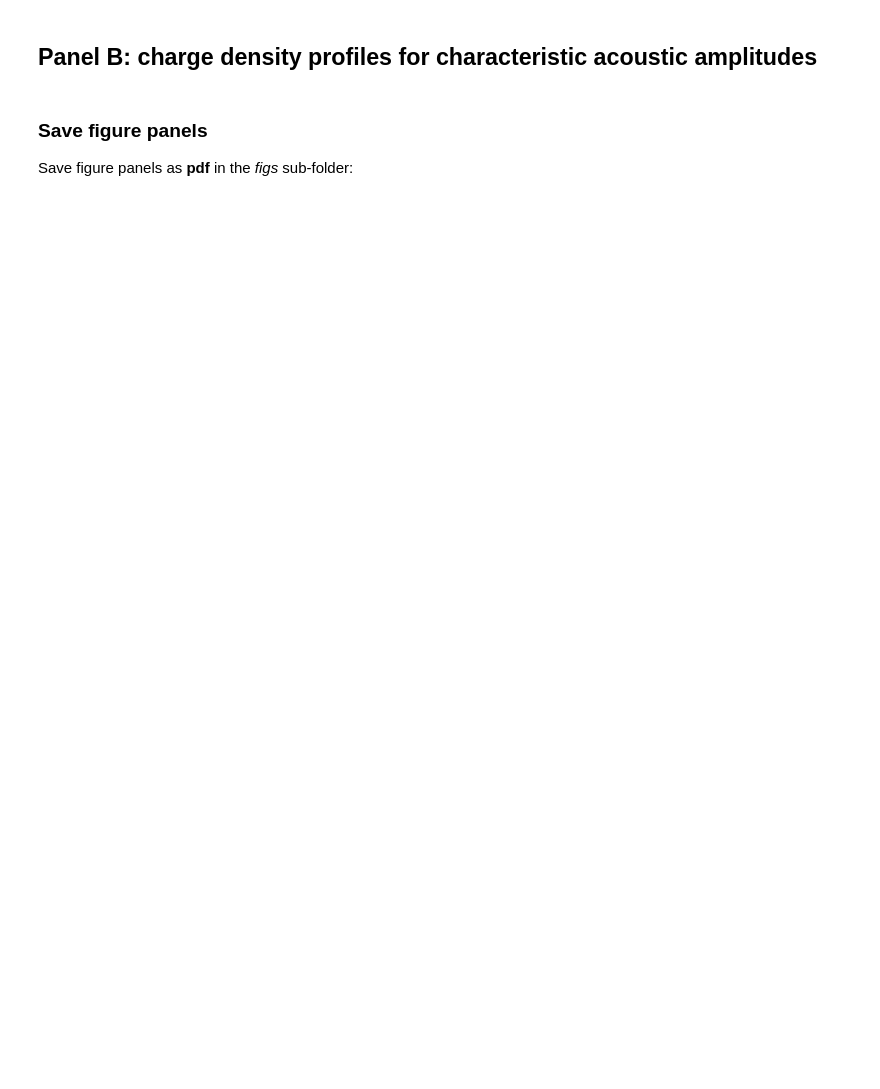
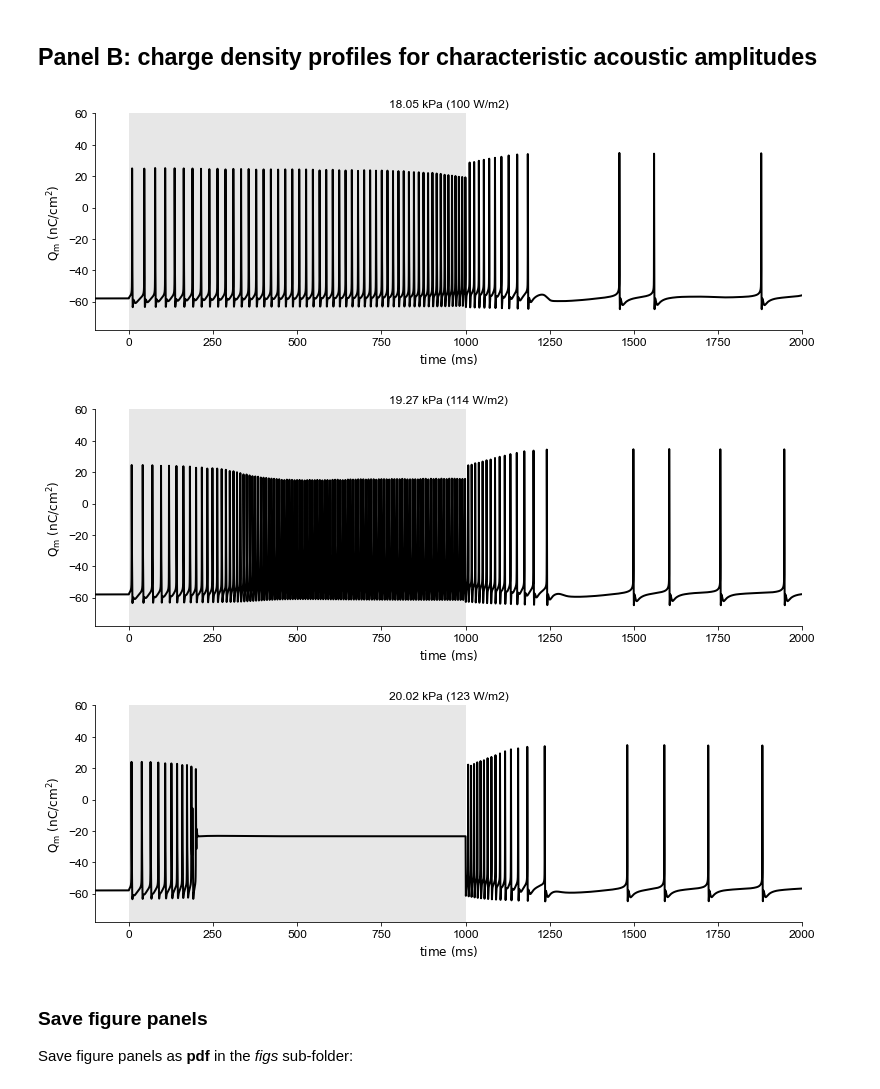
Before and after one commit to tjjlemaire/JNE1685, a Jupyter notebook: figure_09.ipynb, the cells around one changed output. Saved outputs shown, nothing was run; the diff lists cells and outputs as text; code cells hidden in the pictures; blank space fills up the shorter version.

```diff
--- a/figure_09.ipynb
+++ b/figure_09.ipynb
@@ -57,11 +61,14 @@ figs['a'] = fig
 # %%
 intensities = np.array([100, 114, 123])  # W/m2
 amps = Intensity2Pressure(intensities)  # Pa
-outputs = [nbls.getOutput(AcousticDrive(Fdrive, A), pp, cov, 'sonic', None, outputdir=subdir) for A in amps]
-figtraces = GroupedTimeSeries(outputs, pltscheme={'Q_m': ['Qm']}).render(fs=fs)
+figtraces = GroupedTimeSeries(getOutputs(amps), pltscheme={'Q_m': ['Qm']}).render(fs=fs)
 for (I, A), fig in zip(zip(intensities, amps), figtraces):
     fig.axes[0].set_title(f'{A * 1e-3:.2f} kPa ({I:.0f} W/m2)')
     figs[f'b_Qtrace_{I:.0f}_W_per_m2'] = fig
+# %% [output]
+[figure, added]
+[figure, added]
+[figure, added]
 # %% [markdown]
 ### Save figure panels
 
```
Also changed, not shown: parts of 2 cells of this notebook, 1 other file.
